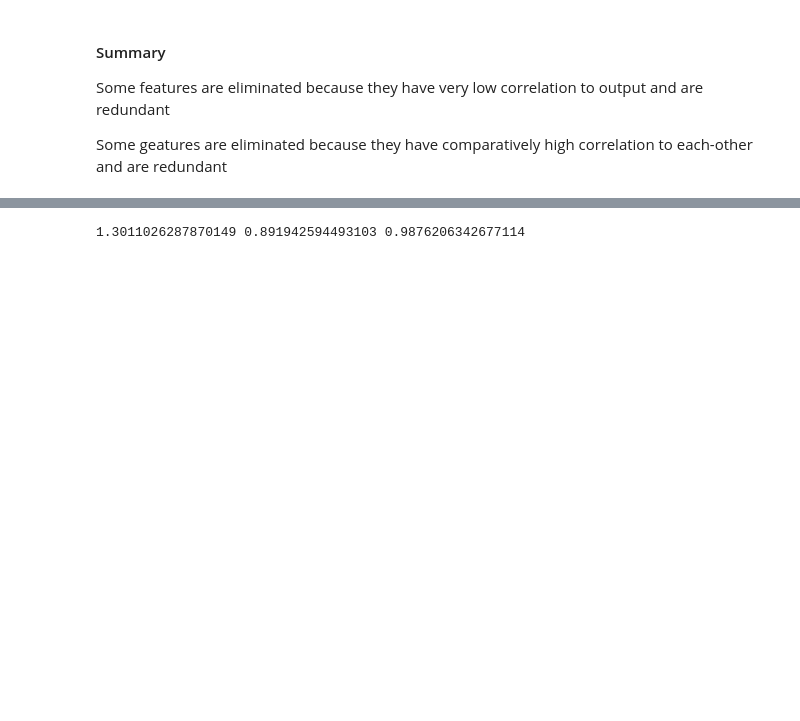
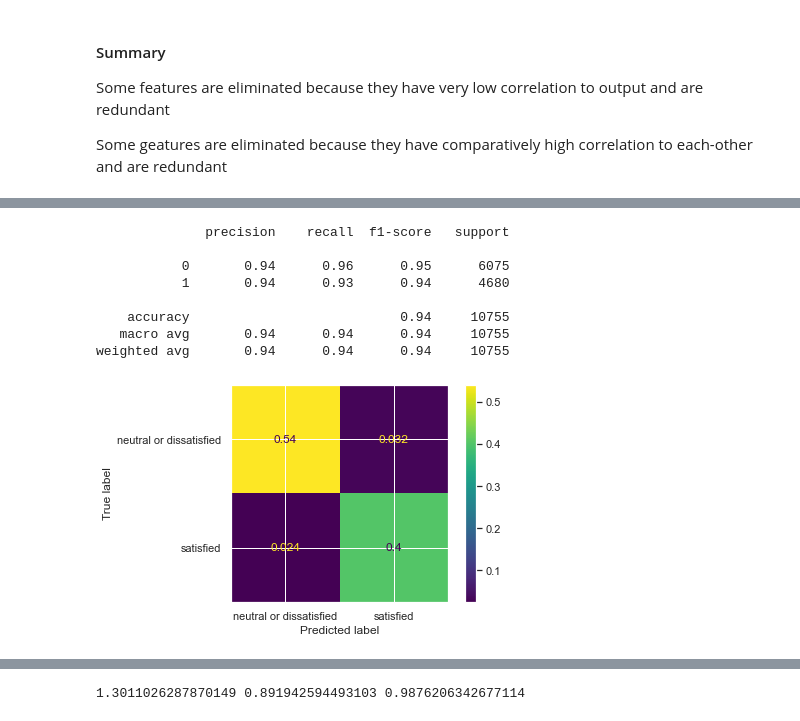
Before and after one commit to b-krtls/happier_passengers, a Jupyter notebook: data_analysis.ipynb, the cells around one changed output, grey strips where cells are left out. Drawn from its saved outputs; the diff is of its cells as text; code cells hidden in the pictures; blank space fills up the shorter version.

Commit message:
Minimum viable version
Finished feature engineering & modelling

```diff
--- a/data_analysis.ipynb
+++ b/data_analysis.ipynb
@@ -747,10 +749,11 @@ dtype: int64
 """
 Restructuring the datasets
 """
-X_train = training_data.iloc[:,remaining_feature_nums].to_numpy()
-X_dev = dev_data.iloc[:,remaining_feature_nums].to_numpy()
-X_test = test_data.iloc[:,remaining_feature_nums].to_numpy()
 
-Y_train = output_le.transform(Y_train.reshape((-1,)))
-Y_dev = output_le.transform(Y_dev.reshape((-1,)))
-Y_test = output_le.transform(Y_test.reshape((-1,)))
+X_train = input_transformer.fit_transform(training_data[remaining_feature_names])
+X_dev = input_transformer.transform(dev_data[remaining_feature_names])
+X_test = input_transformer.transform(test_data[remaining_feature_names])
+
+# Y_train = output_le.transform(Y_train.reshape((-1,)))
+# Y_dev = output_le.transform(Y_dev.reshape((-1,)))
+# Y_test = output_le.transform(Y_test.reshape((-1,)))
@@ -769,0 +792,15 @@ print(X, X.shape, sep="\n")
+# %%
+"""
+Modelling the Data on Training Set
+"""
+def predict_and_report(classifier, X_dataset, Y_dataset):
+    Y_pred = classifier.predict(X_dataset)
+    print(classification_report(Y_dataset, Y_pred))
+    return Y_pred
+
+rand_forest = RandomForestClassifier(random_state=2300)
+rand_forest.fit(X_train, Y_train)
+
+predict_and_report(rand_forest, X_train, Y_train)
+
+pass
@@ -769,0 +817,23 @@ print(X, X.shape, sep="\n")
+# %%
+"""
+Testing the performance of model on development set, and
+deciding if further adjustments are required
+"""
+Y_pred = predict_and_report(rand_forest, X_dev, Y_dev)
+disp = ConfusionMatrixDisplay(
+    confusion_matrix(Y_pred, Y_dev, normalize="all"),
+    display_labels=output_le.classes_
+)
+ax = disp.plot()
+# ax.set_title("Confusion Matrix")
+plt.show()
+# %% [output]
+              precision    recall  f1-score   support
+
+           0       0.94      0.96      0.95      6075
+           1       0.94      0.93      0.94      4680
+
+    accuracy                           0.94     10755
+   macro avg       0.94      0.94      0.94     10755
+weighted avg       0.94      0.94      0.94     10755
+[figure, added]
```
Also changed, not shown: parts of 38 cells of this notebook.
